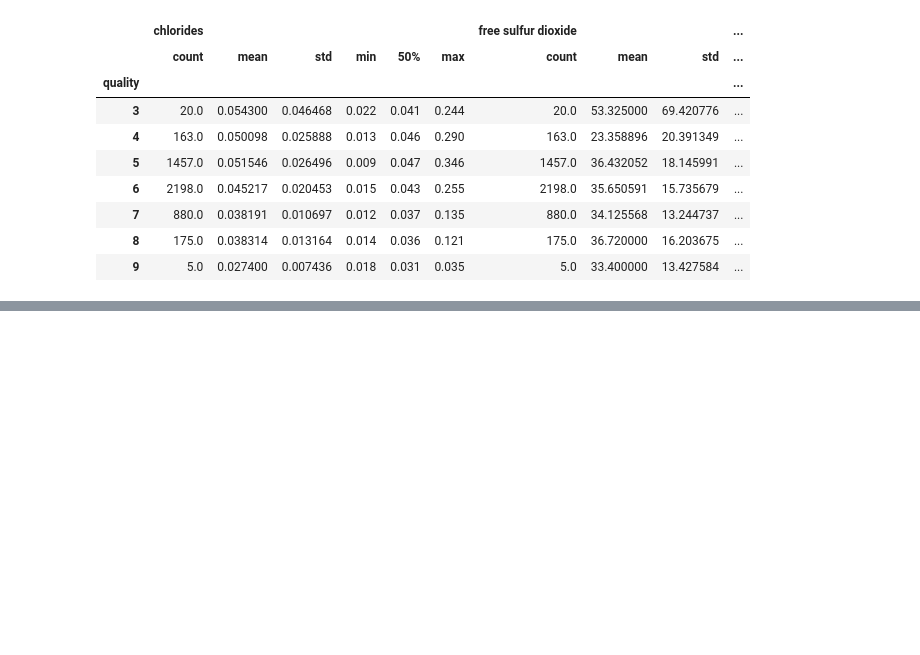
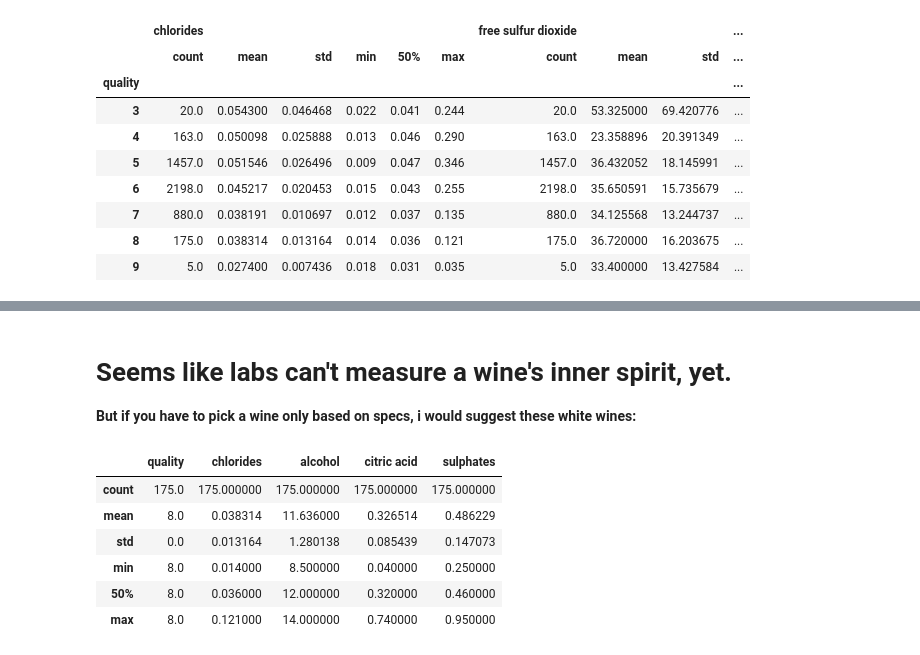
Before and after one commit to simonneutert/wine_quality_data, a Jupyter notebook: Wine Quality Analysis.ipynb, the cells around one changed output, grey strips where cells are left out. Saved outputs shown, nothing was run; the diff lists cells and outputs as text; code cells hidden in the pictures; blank space fills up the shorter version.

```diff
--- a/Wine Quality Analysis.ipynb
+++ b/Wine Quality Analysis.ipynb
@@ -469,0 +503,14 @@ white_wine_df[["quality", "free sulfur dioxide", "chlorides"]].groupby("quality"
+# %% [markdown]
+# Seems like labs can't measure a wine's inner spirit, yet.
+
+__But if you have to pick a wine only based on specs, i would suggest these white wines:__
+# %%
+qual8[["quality", "chlorides", "alcohol", "citric acid", "sulphates"]].describe(percentiles=[])
+# %% [output]
+|  | quality | chlorides | alcohol | citric acid | sulphates |
+| count | 175.0 | 175.000000 | 175.000000 | 175.000000 | 175.000000 |
+| mean | 8.0 | 0.038314 | 11.636000 | 0.326514 | 0.486229 |
+| std | 0.0 | 0.013164 | 1.280138 | 0.085439 | 0.147073 |
+| min | 8.0 | 0.014000 | 8.500000 | 0.040000 | 0.250000 |
+| 50% | 8.0 | 0.036000 | 12.000000 | 0.320000 | 0.460000 |
+| max | 8.0 | 0.121000 | 14.000000 | 0.740000 | 0.950000 |
```
Also changed, not shown: parts of 11 cells of this notebook.
